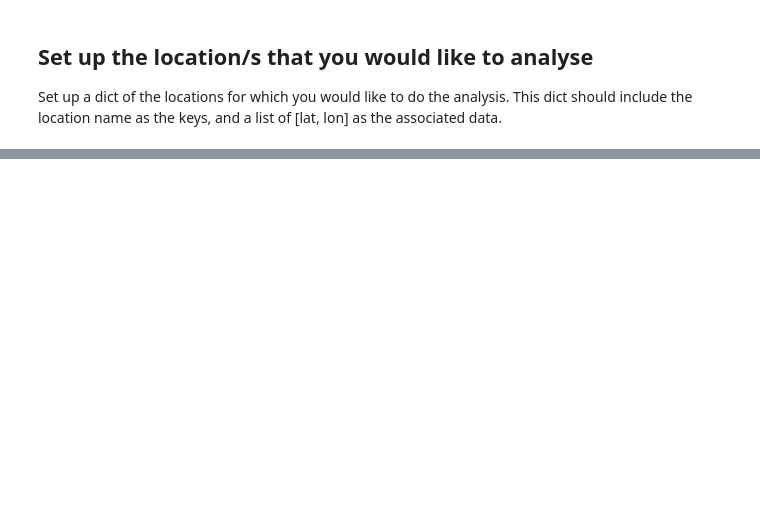
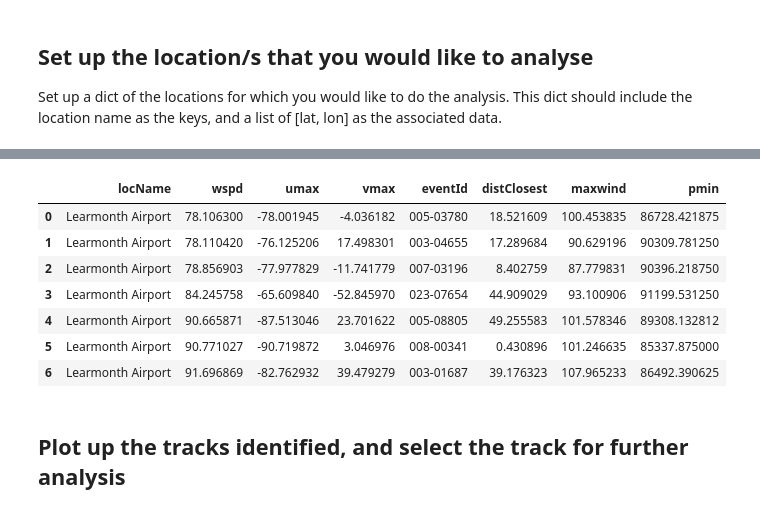
Before and after one commit to CEKrause/IPython_Notebooks, a Jupyter notebook: Extracting events given location and wind thresholds.ipynb, the cells around one changed output, grey strips where cells are left out. Cells and saved outputs as stored; diff of their text form; code cells hidden in the pictures; blank space fills up the shorter version.

```diff
--- a/Extracting events given location and wind thresholds.ipynb
+++ b/Extracting events given location and wind thresholds.ipynb
@@ -122,7 +128,7 @@ def plot_relevant_tracks(name_list, speed_thr, dist_thr):
 ## Set up the hazard database instance
 Point to the configuration file used to produce the database
 # %%
-configFile = "C:/Users/u37443/TCRM/output/port_hedland/Bodgy_config.ini"
+configFile = "/g/data/w85/cek156/db10kyr/tcrm2.0.ini"
 config = ConfigParser()
 config.read(configFile)
 
@@ -138,9 +154,7 @@ No handlers could be found for logger "root"
 Set up a dict of the locations for which you would like to do the analysis. This dict should include the location name as the keys, and a list of [lat, lon] as the associated data.
 # %%
 locations_to_analyse = {'Broome': [-17.952, 122.232], 'Port Hedland': [-20.310, 118.591],
-                        'Dampier/Karratha': [-20.704, 116.767], 'Exmouth': [-21.943, 114.134],
-                        'Carnarvon': [-24.881, 113.663], 'Geraldton': [-28.781, 114.614],
-                        'Perth': [-31.951, 115.865]}
+                        'Dampier/Karratha': [-20.704, 116.767], 'Exmouth': [-21.943, 114.134]}
 
 name_list = []
 for locs in locations_to_analyse:
@@ -167,4 +174,5 @@ The extraction uses the `locationPassageWindSpeed` function within the `database
 # %%
-# Set the speed and distance thresholds
-speed_thr = 60
+# Set the speed and distance thresholds for cat 5
+strength = 'cat_5'
+speed_thr = 78
 dist_thr = 50
@@ -181,0 +183,24 @@ plot_relevant_tracks(name_list, speed_thr, dist_thr)
+# %%
+output_filename = '/g/data/w85/cek156/db10kyr/location_tcCats/{0}_{1}_pkl'.format(str(name_list[0][0]), strength)
+try:
+    with open(output_filename, 'rb') as file:
+        extreme_events = pickle.load(file) # this only takes tens of seconds. (6GB)
+except:
+    extreme_events = database.locationPassageWindSpeed(db, str(name_list[0][0]), speed_thr, dist_thr)
+    # To save performing a database search each time, we will pickle out the results to make it quicker to run next time
+    with open(output_filename, 'wb') as file:
+        pickle.dump(extreme_events, file, protocol=-1) # save result to disk
+tracks = getTracks(extreme_events)
+# %%
+pd.DataFrame(extreme_events)
+# %% [output]
+|  | locName | wspd | umax | vmax | eventId | distClosest | maxwind | pmin |
+| 0 | Learmonth Airport | 78.106300 | -78.001945 | -4.036182 | 005-03780 | 18.521609 | 100.453835 | 86728.421875 |
+| 1 | Learmonth Airport | 78.110420 | -76.125206 | 17.498301 | 003-04655 | 17.289684 | 90.629196 | 90309.781250 |
+| 2 | Learmonth Airport | 78.856903 | -77.977829 | -11.741779 | 007-03196 | 8.402759 | 87.779831 | 90396.218750 |
+| 3 | Learmonth Airport | 84.245758 | -65.609840 | -52.845970 | 023-07654 | 44.909029 | 93.100906 | 91199.531250 |
+| 4 | Learmonth Airport | 90.665871 | -87.513046 | 23.701622 | 005-08805 | 49.255583 | 101.578346 | 89308.132812 |
+| 5 | Learmonth Airport | 90.771027 | -90.719872 | 3.046976 | 008-00341 | 0.430896 | 101.246635 | 85337.875000 |
+| 6 | Learmonth Airport | 91.696869 | -82.762932 | 39.479279 | 003-01687 | 39.176323 | 107.965233 | 86492.390625 |
+# %% [markdown]
+## Plot up the tracks identified, and select the track for further analysis
```
Also changed, not shown: parts of 17 cells of this notebook.
